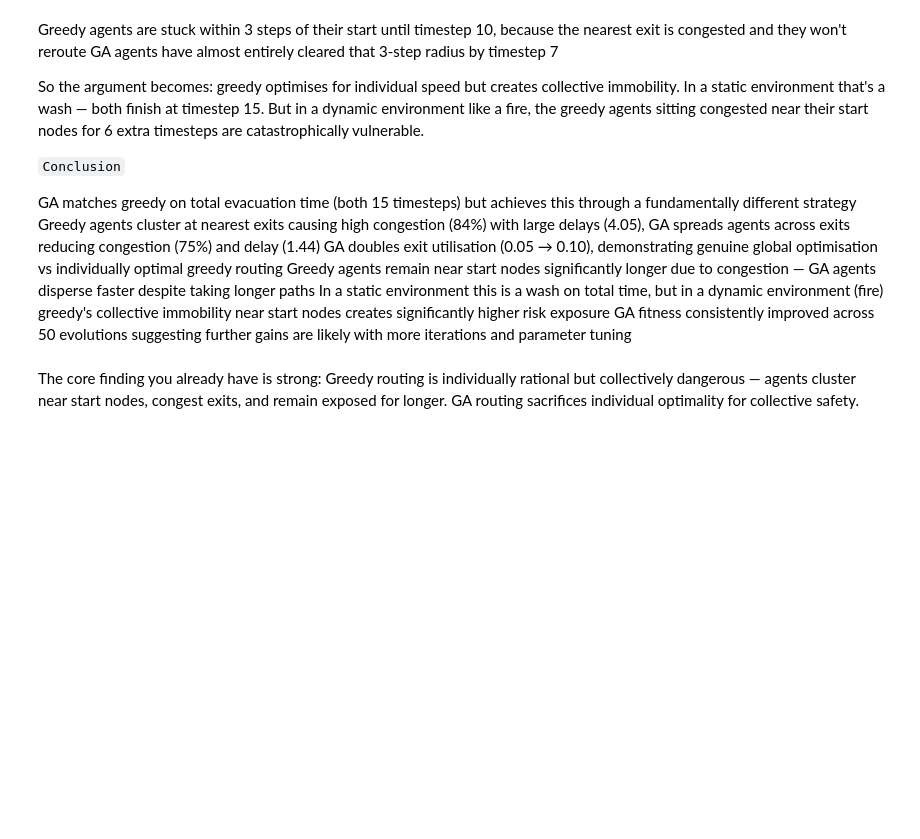
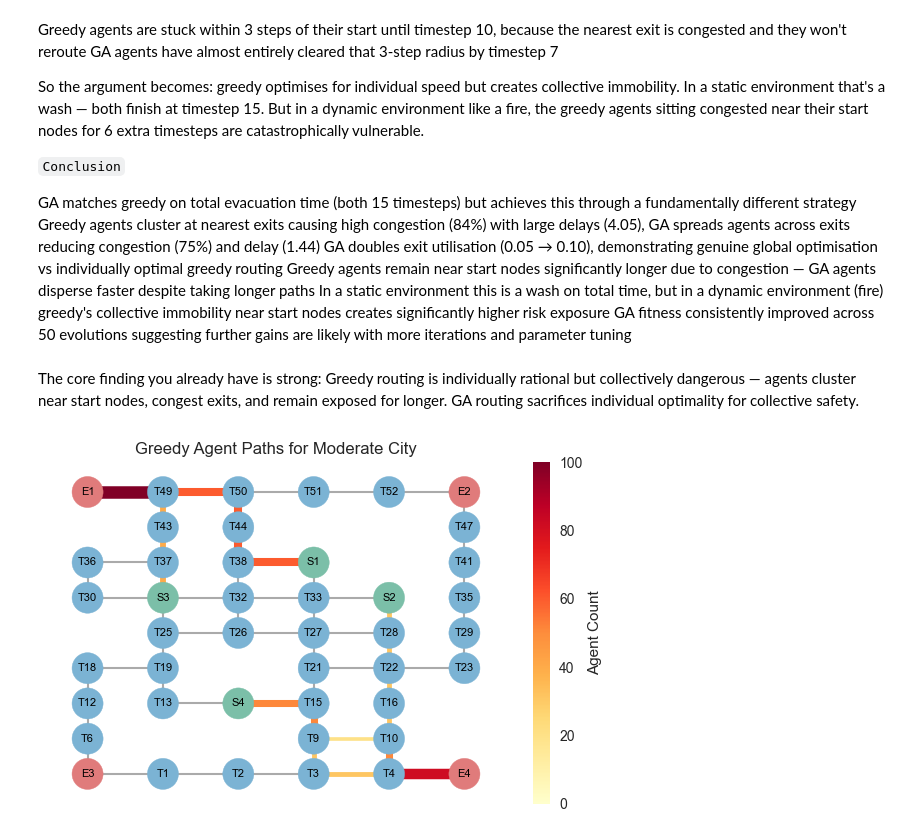
Before and after one commit to lpow311/dissertation, a Jupyter notebook: 3_compare_algorithms.ipynb, the cells around one changed output. Drawn from its saved outputs; the diff is of its cells as text; code cells hidden in the pictures; blank space fills up the shorter version.

Commit message:
Done the start node for the time step congestion plus some plots.

```diff
--- a/3_compare_algorithms.ipynb
+++ b/3_compare_algorithms.ipynb
@@ -474,0 +528,10 @@ Greedy routing is individually rational but collectively dangerous — agents cl
+# %%
+plot_agent_paths(
+    graph=moderate_city.graph,
+    agent_paths=greedy_agent_time_paths,
+    pos=moderate_city.pos,
+    title='Greedy Agent Paths for Moderate City',
+    num_agents=100
+)
+# %% [output]
+[figure, added]
```
Also changed, not shown: parts of 2 cells of this notebook, 3 other files.
